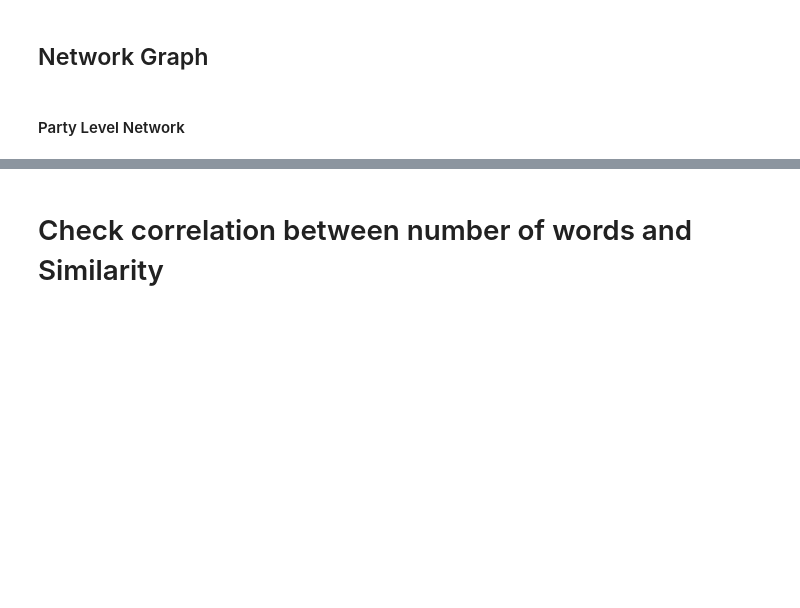
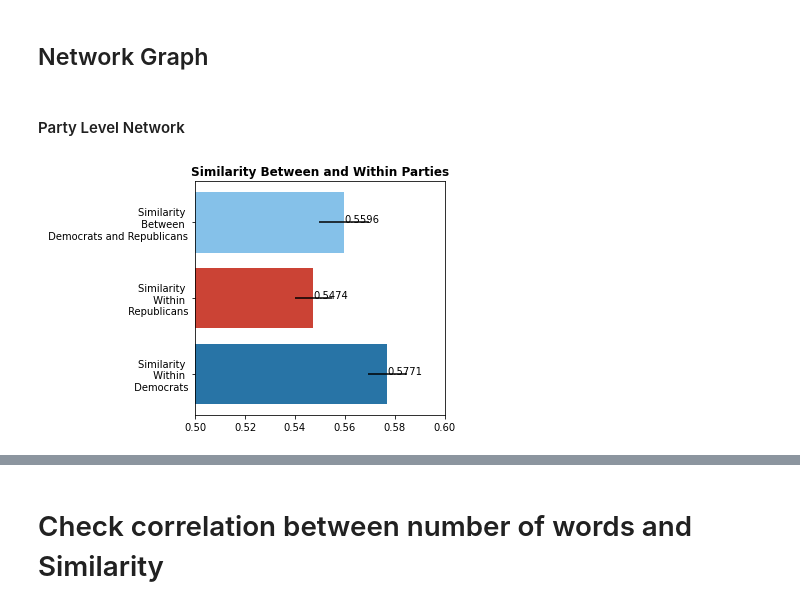
Before and after one commit to epfl-ada/ada-2021-project-the-internationadas, a Jupyter notebook: scripts/similarity_analysis.ipynb, the cells around one changed output, grey strips where cells are left out. Saved outputs shown, nothing was run; the diff lists cells and outputs as text; code cells hidden in the pictures; blank space fills up the shorter version.

Commit message:
final similarity network implementation and similarity imgs

```diff
--- a/scripts/similarity_analysis.ipynb
+++ b/scripts/similarity_analysis.ipynb
@@ -300,10 +301,10 @@ mean: 0.559647262096405
 # %% [markdown]
 To assess the similarity within Republicans, we calculate the mean over all Republicans of the `similarity_with_republicans` column
 # %%
-mean_rep_rep = speaker_embeddings.loc[rep_indices,'similarity_with_republicans'].mean()
-mean_rep_rep_bootstrap = bootstrap((speaker_embeddings.loc[rep_indices,'similarity_with_republicans'],), np.mean)
+similarity_within_rep = speaker_embeddings.loc[rep_indices,'similarity_with_republicans'].mean()
+similarity_within_rep_bootstrap = bootstrap((speaker_embeddings.loc[rep_indices,'similarity_with_republicans'],), np.mean)
 
-print(f'mean: {mean_rep_rep}')
-print(f'99% confidence interval: ({mean_rep_rep_bootstrap.confidence_interval.low}, {mean_rep_rep_bootstrap.confidence_interval.high})')
+print(f'mean: {similarity_within_rep}')
+print(f'99% confidence interval: ({similarity_within_rep_bootstrap.confidence_interval.low}, {similarity_within_rep_bootstrap.confidence_interval.high})')
 # %% [output]
 mean: 0.5474236011505127
@@ -311,10 +312,10 @@ mean: 0.5474236011505127
 # %% [markdown]
 To assess the similarity within Democrats, we calculate the mean over all Democrats of the `similarity_with_democrats` column
 # %%
-mean_demo_demo = speaker_embeddings.loc[demo_indices,'similarity_with_democrats'].mean()
-mean_demo_demo_bootstrap = bootstrap((speaker_embeddings.loc[demo_indices,'similarity_with_democrats'],), np.mean)
+similarity_within_dem = speaker_embeddings.loc[demo_indices,'similarity_with_democrats'].mean()
+similarity_within_dem_bootstrap = bootstrap((speaker_embeddings.loc[demo_indices,'similarity_with_democrats'],), np.mean)
 
 print(f'mean: {mean_demo_demo}')
-print(f'99% confidence interval: ({mean_demo_demo_bootstrap.confidence_interval.low}, {mean_demo_demo_bootstrap.confidence_interval.high})')
+print(f'99% confidence interval: ({similarity_within_dem_bootstrap.confidence_interval.low}, {similarity_within_dem_bootstrap.confidence_interval.high})')
 # %% [output]
 mean: 0.5770955681800842
@@ -374,28 +375,29 @@ from pyvis.network import Network
 # %%
 import seaborn as sns
 
-dem_party_qid = 'Q29552'
-rep_party_qid = 'Q29468'
 dem_color = "#4169E1"
 rep_color = "#FF0000"
 
 # calculate mean of similarity within parties and between parties
-similarity_dem_to_rep = speaker_embeddings[speaker_embeddings["party"] == dem_party_qid]["similarity_with_republicans"].mean()
-similarity_rep_to_dem = speaker_embeddings[speaker_embeddings["party"] == rep_party_qid]["similarity_with_democrats"].mean()
-similarity_within_dem = speaker_embeddings[speaker_embeddings["party"] == dem_party_qid]["similarity_with_democrats"].mean()
-similarity_within_rep = speaker_embeddings[speaker_embeddings["party"] == rep_party_qid]["similarity_with_republicans"].mean()
 
-sim = {"Similarity Within Democrats": similarity_within_dem, "Similarity Within Republicans": similarity_within_rep, "Similarity Between Democrats and Republicans": similarity_dem_to_rep}
+sim = {"Similarity \n Within \n Democrats": similarity_within_dem, "Similarity \n Within \n Republicans": similarity_within_rep, "Similarity \n Between \n Democrats and Republicans": similarity_dem_rep}
 
-keys = sim.keys()
+ci = ([similarity_within_dem_bootstrap.confidence_interval.high - similarity_within_dem_bootstrap.confidence_interval.low],
+      [similarity_within_rep_bootstrap.confidence_interval.high - similarity_within_rep_bootstrap.confidence_interval.low] ,
+      [similarity_dem_rep_bootstrap.confidence_interval.high - similarity_dem_rep_bootstrap.confidence_interval.low])
 
+plt.barh(*zip(*sim.items()), color=["#2874a6", '#cb4335', '#85c1e9'], xerr=ci)
 
-values = sim.values()
-print(values)
+for index, value in enumerate(values):
+  plt.text(value, index, '{:.4f}'.format(value))
 
-plt.bar(keys, values)
-#sns.barplot(y=sim.keys(), x=sim.values(), data=sim,
-#                     color=dem_color , ci=None)
+plt.xlim([0.5, 0.6])
+plt.title("Similarity Between and Within Parties", fontweight="bold")
+plt.tight_layout()
+
+plt.savefig('similarity_between_within.png')
+# %% [output]
+[figure, added]
 # %%
 # function to show similarity value inside the bar plot (with 4 significant values)
 def show_values(axs, orient="v", space=.01):
```
Also changed, not shown: parts of 10 cells of this notebook.
